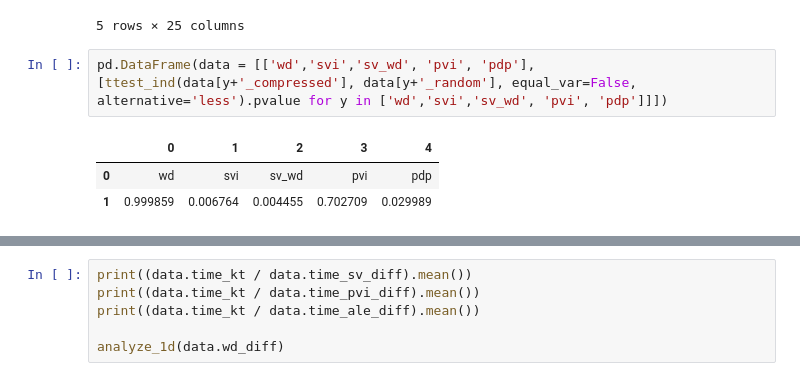
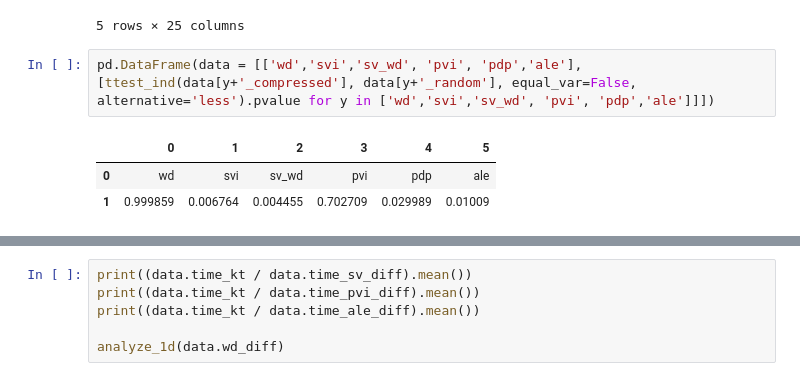
Before and after one commit to biesiadm/data_compression_xai, a Jupyter notebook: explanation-compression-main/explanation-compression-main/analyze_results.ipynb, the cells around one changed output, grey strips where cells are left out. Cells and saved outputs as stored; diff of their text form.

```diff
--- a/explanation-compression-main/explanation-compression-main/analyze_results.ipynb
+++ b/explanation-compression-main/explanation-compression-main/analyze_results.ipynb
@@ -237,8 +281,8 @@ data.head()
 | 4 | 0.868621 | 0.882740 | 0.517097 | 0.556118 | -0.039021 | 0.021925 | ... |
 5 rows × 25 columns
 # %%
-pd.DataFrame(data = [['wd','svi','sv_wd', 'pvi', 'pdp'],[ttest_ind(data[y+'_compressed'], data[y+'_random'], equal_var=False, alternative='less').pvalue for y in ['wd','svi','sv_wd', 'pvi', 'pdp']]])
+pd.DataFrame(data = [['wd','svi','sv_wd', 'pvi', 'pdp','ale'],[ttest_ind(data[y+'_compressed'], data[y+'_random'], equal_var=False, alternative='less').pvalue for y in ['wd','svi','sv_wd', 'pvi', 'pdp','ale']]])
 # %% [output]
-|  | 0 | 1 | 2 | 3 | 4 |
-| 0 | wd | svi | sv_wd | pvi | pdp |
-| 1 | 0.999859 | 0.006764 | 0.004455 | 0.702709 | 0.029989 |
+|  | 0 | 1 | 2 | 3 | 4 | 5 |
+| 0 | wd | svi | sv_wd | pvi | pdp | ale |
+| 1 | 0.999859 | 0.006764 | 0.004455 | 0.702709 | 0.029989 | 0.01009 |
```
Also changed, not shown: parts of 12 cells of this notebook, 1 other file.
